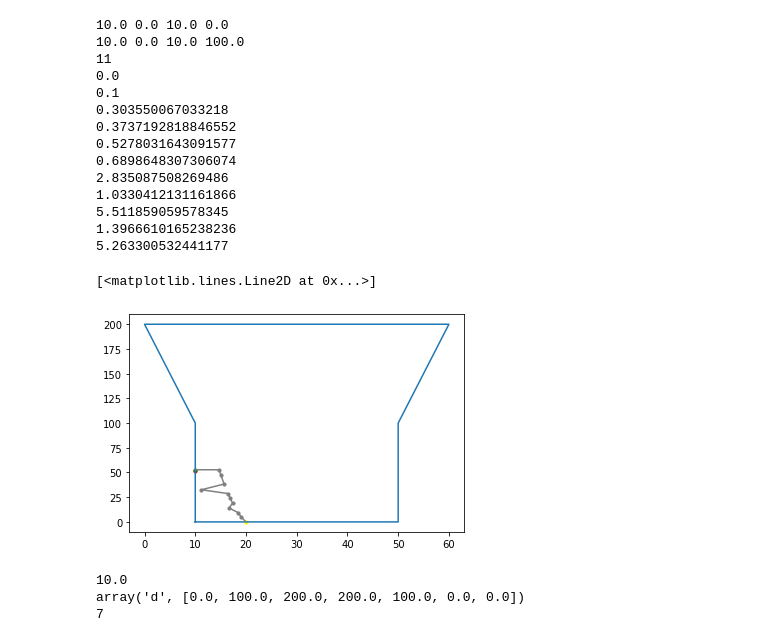
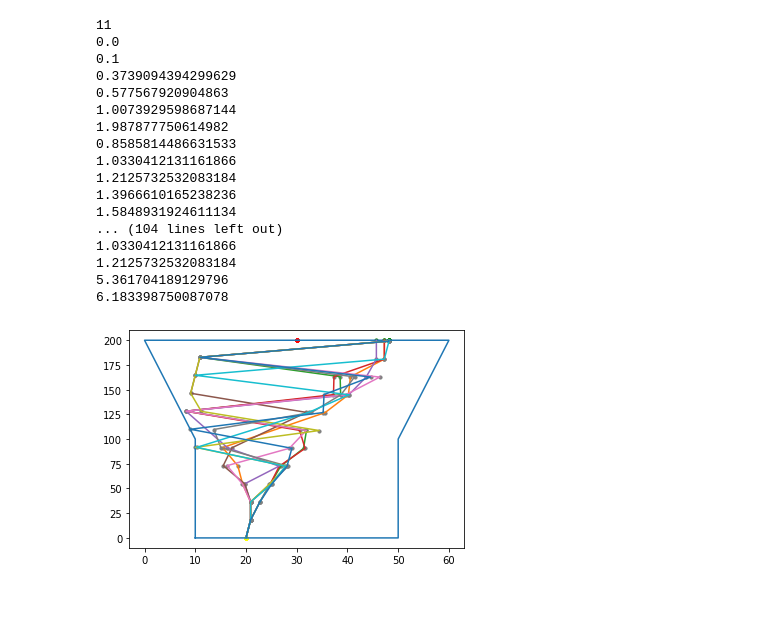
Before and after one commit to adhocmaster/carla-jaywalker-experiments, a Jupyter notebook: notebooks/Crosswalk-area/crosswalk-area.ipynb, the cells around one changed output. Cells and saved outputs as stored; diff of their text form; code cells hidden in the pictures; blank space fills up the shorter version.

```diff
--- a/notebooks/Crosswalk-area/crosswalk-area.ipynb
+++ b/notebooks/Crosswalk-area/crosswalk-area.ipynb
@@ -9,6 +9,7 @@ polygon = Polygon([(10, 0), (10, 100), (0, 200), (60, 200), (50, 100), (50, 0)])
 # TODO: Randomize start and end point on the bound
 start = Point((20, 0))
 end = Point((30, 200))
+side = LineString([(0, 200), (60, 200)])
 # %%
 # Find m and b
 def fx(p1, p2):
@@ -118,59 +150,54 @@ def closestEnd(points, side):
 # %%
 # Plot polygons and points
 x,y = polygon.exterior.xy
 plt.plot(x,y)
-line_x = [start.x]
-line_y = [start.y]
 
-# Make sure the side isn't the same as the start point
-condition = True
-while condition == True:
-    side = randSide(polygon)
-    minx, miny, maxx, maxy = side.bounds
-    print(minx, miny, maxx, maxy)
-    if miny != maxy or miny != start.y or maxy != start.y:
-        condition = False
+for i in range(10):
+    line_x = [start.x]
+    line_y = [start.y]
+
+    # Make sure the side isn't the same as the start point
+    #condition = True
+    #while condition == True:
+    #    side = randSide(polygon)
+    #    minx, miny, maxx, maxy = side.bounds
+    #    print(minx, miny, maxx, maxy)
+    #    if miny != maxy or miny != start.y or maxy != start.y:
+    #        condition = False
 
 
 
-new_points, end = shiftedPoints(start, side, polygon, 10)
-plt.scatter(end.x, end.y, s=10, color='red')
+    new_points, end = shiftedPointsB(start, end, polygon, 10)
+    plt.scatter(end.x, end.y, s=10, color='red')
 
-newEnd = closestEnd(new_points, side)
-plt.scatter(newEnd.x, newEnd.y, s=10, color='green')
+    newEnd = closestEnd(new_points, side)
+    plt.scatter(newEnd.x, newEnd.y, s=10, color='green')
 
-for i in range(len(new_points)):
-    line_x.append(new_points[i].x)
-    line_y.append(new_points[i].y)
-    plt.scatter(new_points[i].x, new_points[i].y, s=10, color='grey')
+    for i in range(len(new_points)):
+        line_x.append(new_points[i].x)
+        line_y.append(new_points[i].y)
+        plt.scatter(new_points[i].x, new_points[i].y, s=10, color='grey')
 
-plt.scatter(start.x, start.y, s=10, color='yellow')
-line_x.append(newEnd.x)
-line_y.append(newEnd.y)
-plt.plot(line_x, line_y, color='grey')
+    plt.scatter(start.x, start.y, s=10, color='yellow')
+    line_x.append(newEnd.x)
+    line_y.append(newEnd.y)
+    plt.plot(line_x, line_y)
 # %% [output]
-10.0 0.0 10.0 0.0
-10.0 0.0 10.0 100.0
 11
 0.0
 0.1
-0.303550067033218
-0.3737192818846552
-0.5278031643091577
-0.6898648307306074
-2.835087508269486
+0.3739094394299629
+0.577567920904863
+1.0073929598687144
+1.987877750614982
+0.8585814486631533
 1.0330412131161866
-5.511859059578345
+1.2125732532083184
 1.3966610165238236
-5.263300532441177
+1.5848931924611134
+... (104 lines left out)
+1.0330412131161866
+1.2125732532083184
+5.361704189129796
+6.183398750087078
-[<matplotlib.lines.Line2D at 0x...>]
-[figure, old version]
+[figure, new version]
-# %%
-x, y = polygon.exterior.xy
-print(x[0])
-print(y)
-print(len(x))
-# %% [output]
-10.0
-array('d', [0.0, 100.0, 200.0, 200.0, 100.0, 0.0, 0.0])
-7
```
Also changed, not shown: parts of 2 cells of this notebook.
